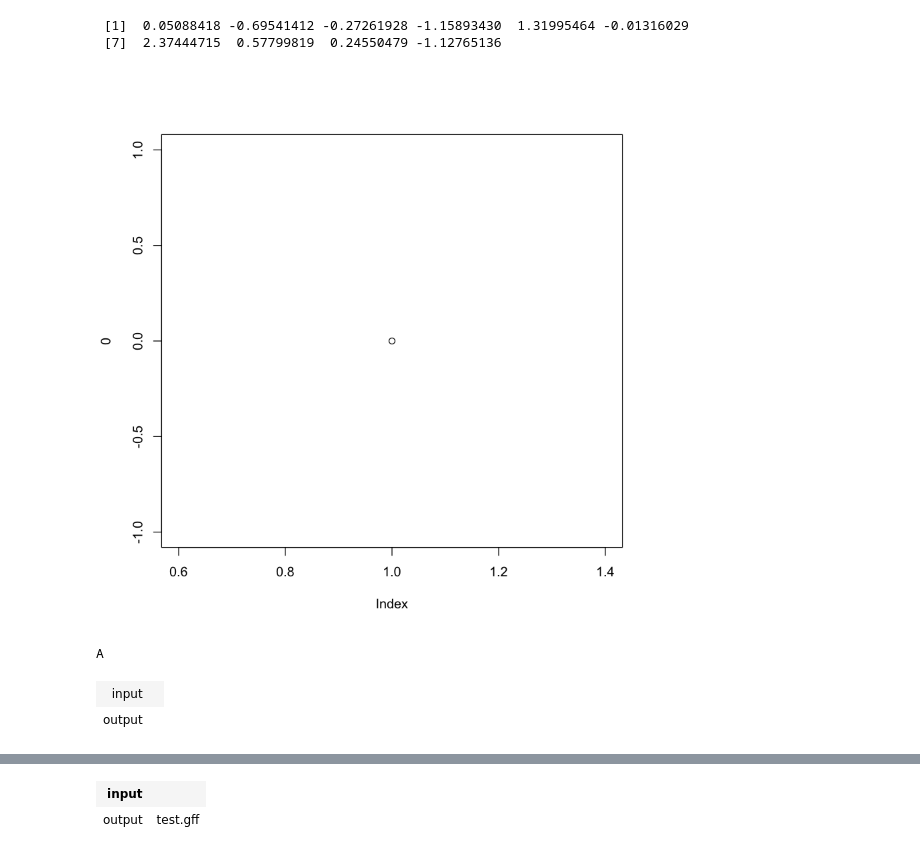
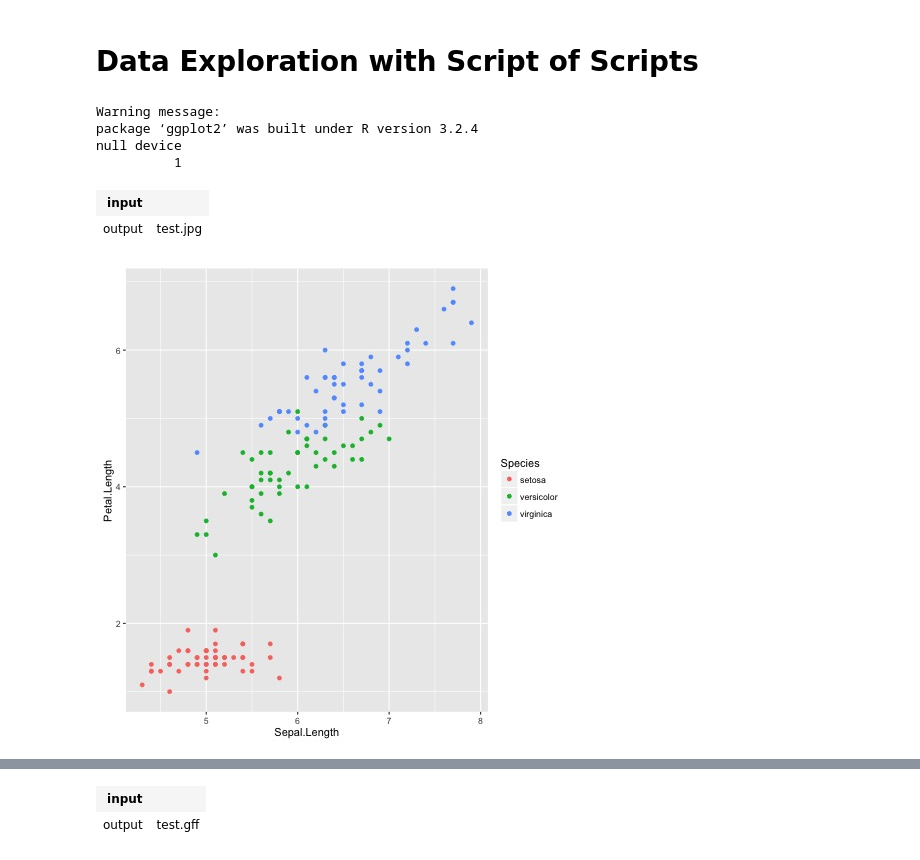
Before and after one commit to vatlab/sos, a Jupyter notebook: examples/example.ipynb, the cells around one changed output, grey strips where cells are left out. Cells and saved outputs as stored; diff of their text form; code cells hidden in the pictures.

```diff
--- a/examples/example.ipynb
+++ b/examples/example.ipynb
@@ -13,15 +1,19 @@ null device
-# %%
-#with R
-rnorm(10)
-plot(0)
-# %% [output]
- [1]  0.05088418 -0.69541412 -0.27261928 -1.15893430  1.31995464 -0.01316029
- [7]  2.37444715  0.57799819  0.24550479 -1.12765136
-[figure, removed]
-# %%
-run:
-    echo "A"
-# %% [output]
-A
-| input |  |
-| output |  |
+# %% [markdown]
+# Data Exploration with Script of Scripts
+# %%
+# This SoS step generates test.jpg by calling a R script, with
+# some variables passed by SoS
+output: 'test.jpg'
+R:
+  library(ggplot2)
+  jpeg(${_output!r})
+  qplot(Sepal.Length, Petal.Length, data = iris, color = Species)
+  dev.off()
+# %% [output]
+Warning message:
+package ‘ggplot2’ was built under R version 3.2.4
+null device
+          1
+| input |  |
+| output | test.jpg |
+[figure, added]
```
Also changed, not shown: parts of 4 cells of this notebook.
